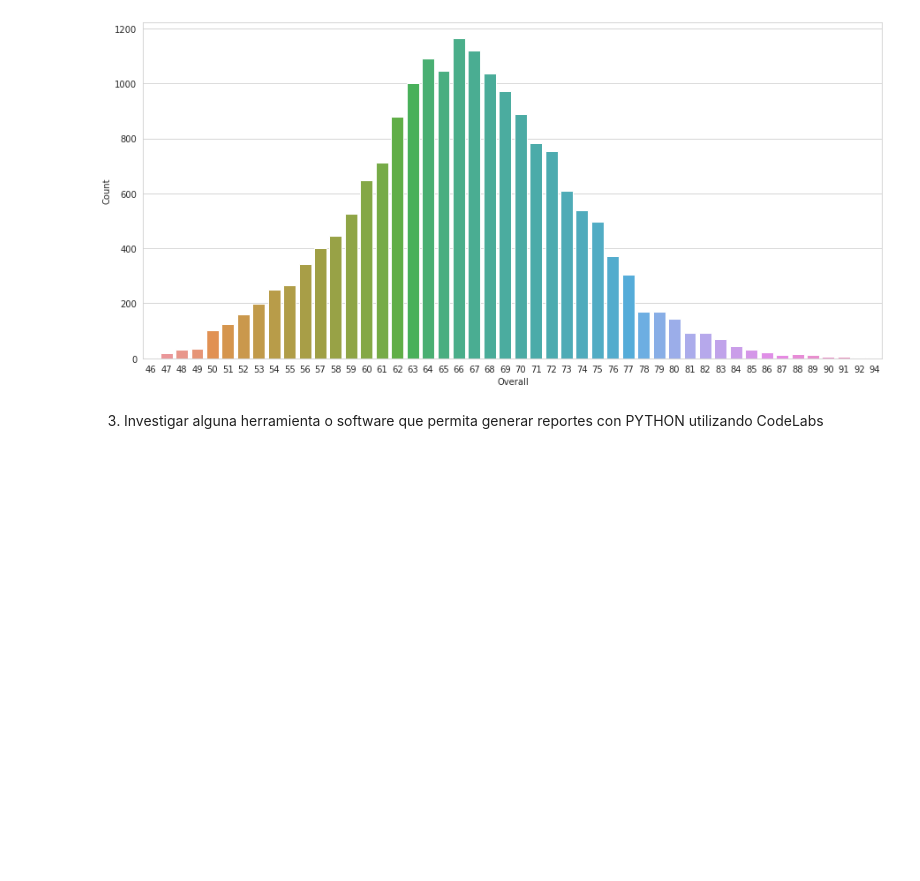
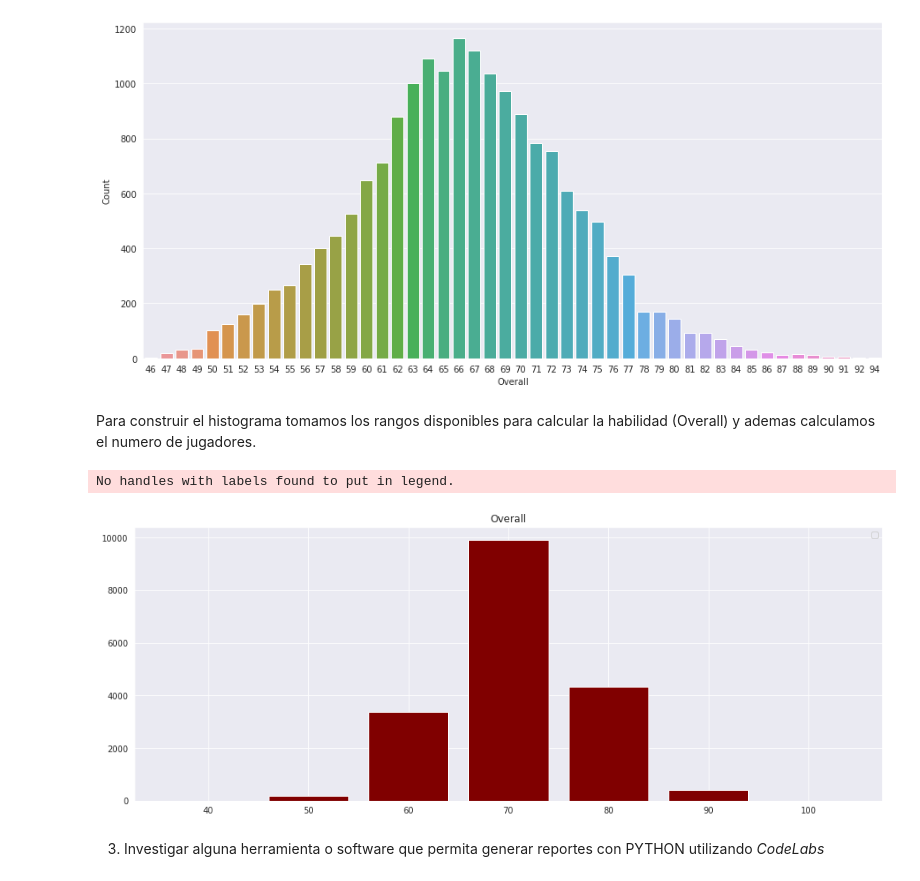
Before and after one commit to bchuchucaa/Simulacion, a Jupyter notebook: FIFA analisis/TareaSimulacion.ipynb, the cells around one changed output. Drawn from its saved outputs; the diff is of its cells as text; code cells hidden in the pictures; blank space fills up the shorter version.

```diff
--- a/FIFA analisis/TareaSimulacion.ipynb
+++ b/FIFA analisis/TareaSimulacion.ipynb
@@ -86,5 +87,24 @@ sns.set_style('darkgrid')
 plt.show()
 # %% [output]
 [figure]
+# %% [markdown]
+Para construir el histograma tomamos los rangos disponibles para calcular la habilidad (Overall) y ademas calculamos el numero de jugadores.
+# %%
+val40 = data.loc[data.Overall <= 40 ].count()[0]
+val50 = data.loc[data.Overall < 51 ].count()[0] - data.loc[data.Overall < 41 ].count()[0]
+val60 = data.loc[data.Overall < 61 ].count()[0] - data.loc[data.Overall < 51 ].count()[0]
+val70 = data.loc[data.Overall < 71 ].count()[0] - data.loc[data.Overall < 61 ].count()[0]
+val80 = data.loc[data.Overall < 81 ].count()[0] - data.loc[data.Overall < 71 ].count()[0]
+val90 = data.loc[data.Overall < 91 ].count()[0] - data.loc[data.Overall < 81 ].count()[0]
+val100 = data.loc[data.Overall >= 91 ].count()[0]
+results = [val40,val50,val60,val70,val80,val90,val100]
+labels = ['40', '50', '60','70', '80', '90', '100']
+plt.figure(figsize=(16,6))
+plt.title('Overall')
+plt.legend()
+barras = plt.bar(labels, results,color='maroon')
+# %% [output]
+No handles with labels found to put in legend.
+[figure, added]
 # %% [markdown]
-3. Investigar alguna herramienta o software que permita generar reportes con PYTHON utilizando CodeLabs
+3. Investigar alguna herramienta o software que permita generar reportes con PYTHON utilizando *CodeLabs*
```
Also changed, not shown: parts of 1 cell of this notebook.
